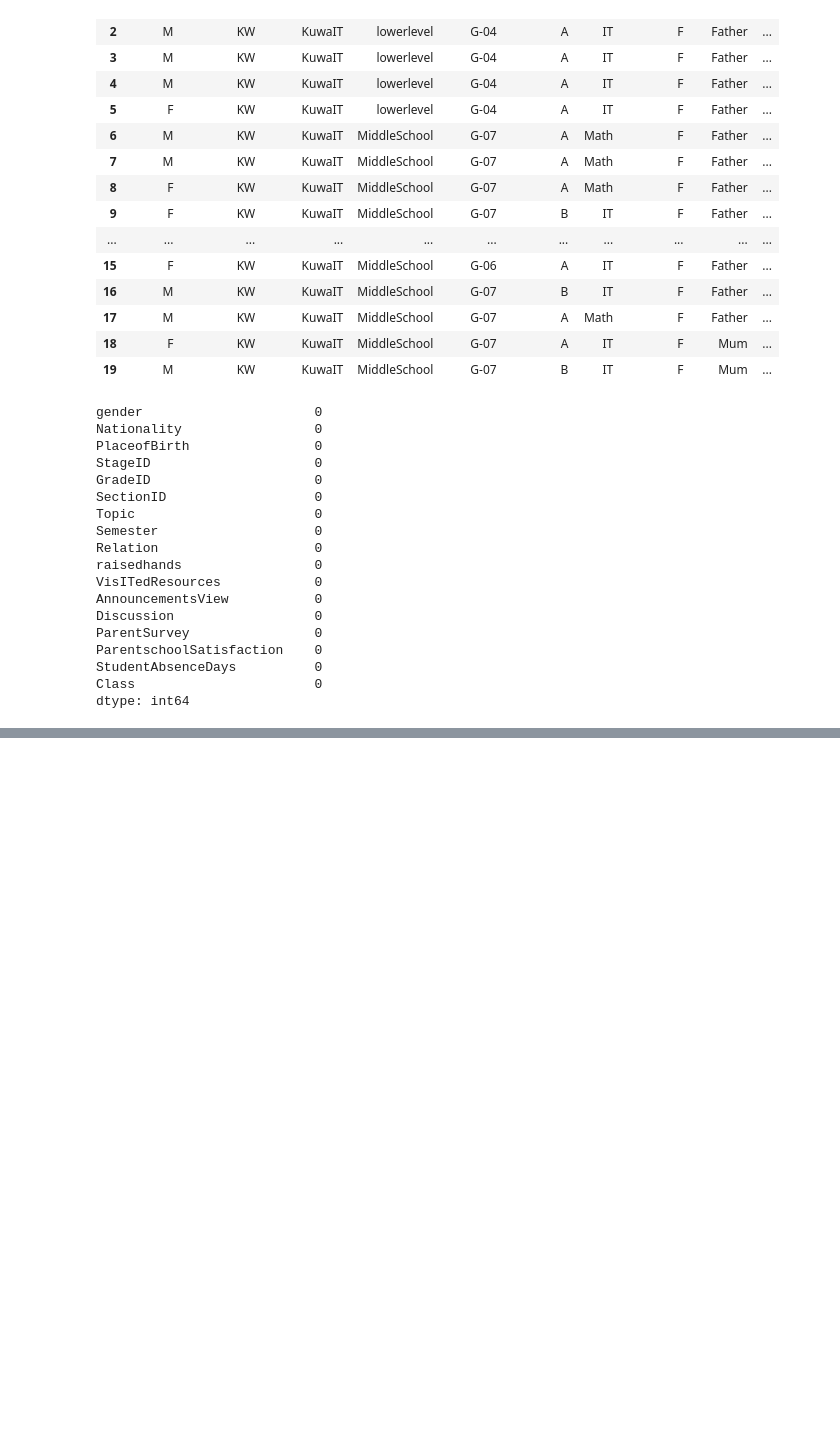
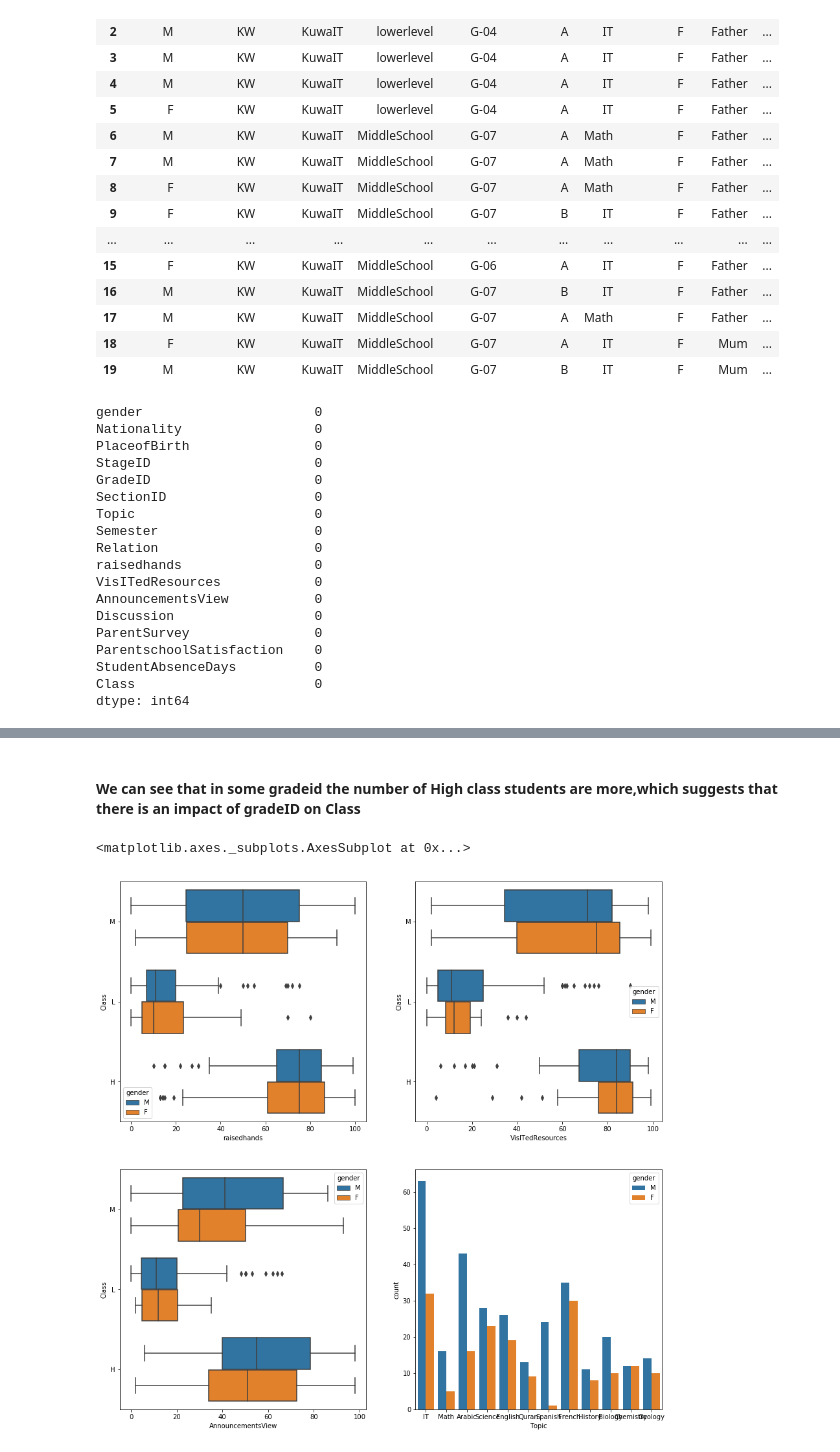
Before and after one commit to nikhildutta333/Machine-learning-Project, a Jupyter notebook: project.ipynb, the cells around one changed output, grey strips where cells are left out. Saved outputs shown, nothing was run; the diff lists cells and outputs as text; code cells hidden in the pictures; blank space fills up the shorter version.

```diff
--- a/project.ipynb
+++ b/project.ipynb
@@ -220,0 +145,11 @@ data1
+# %% [markdown]
+#### We can see that in some gradeid the number of High class students are more,which suggests that there is an impact of gradeID on Class
+# %%
+fig, axarr  = plt.subplots(2,2,figsize=(15,15))
+sns.boxplot(x='raisedhands', y='Class',hue='gender', data=data,ax=axarr[0,0])
+sns.boxplot(x='VisITedResources', y='Class',hue='gender',data=data,ax=axarr[0,1])
+sns.boxplot(x='AnnouncementsView',y='Class',hue='gender',data=data,ax=axarr[1,0])
+sns.countplot(x='Topic',hue='gender',data=data,ax=axarr[1,1])
+# %% [output]
+<matplotlib.axes._subplots.AxesSubplot at 0x...>
+[figure, added]
```
Also changed, not shown: parts of 60 cells of this notebook.
